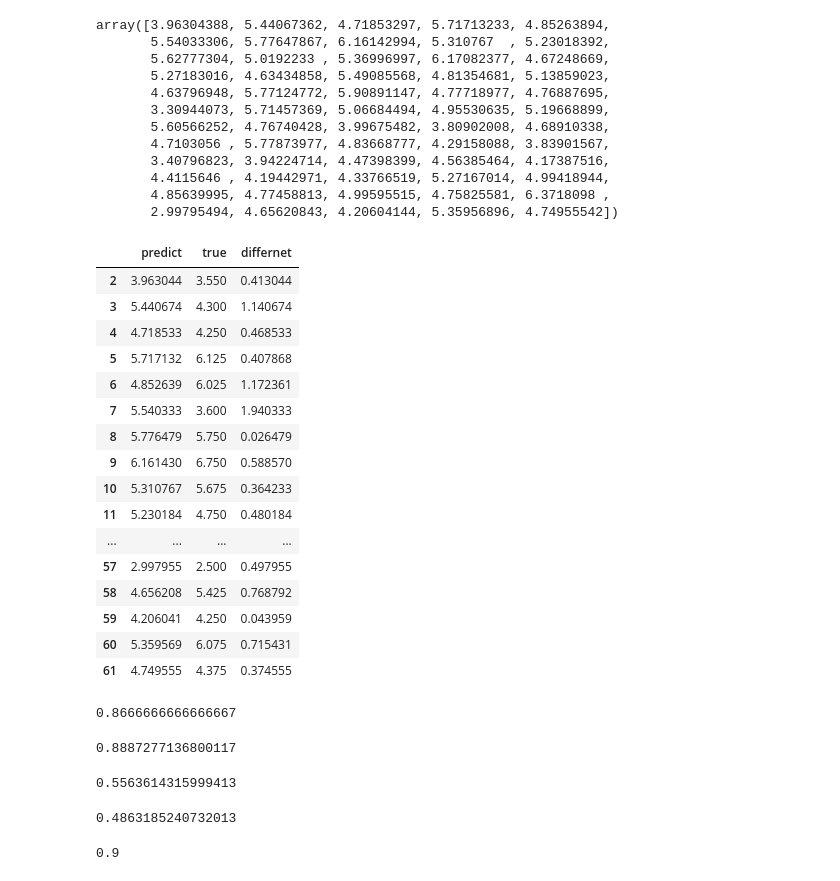
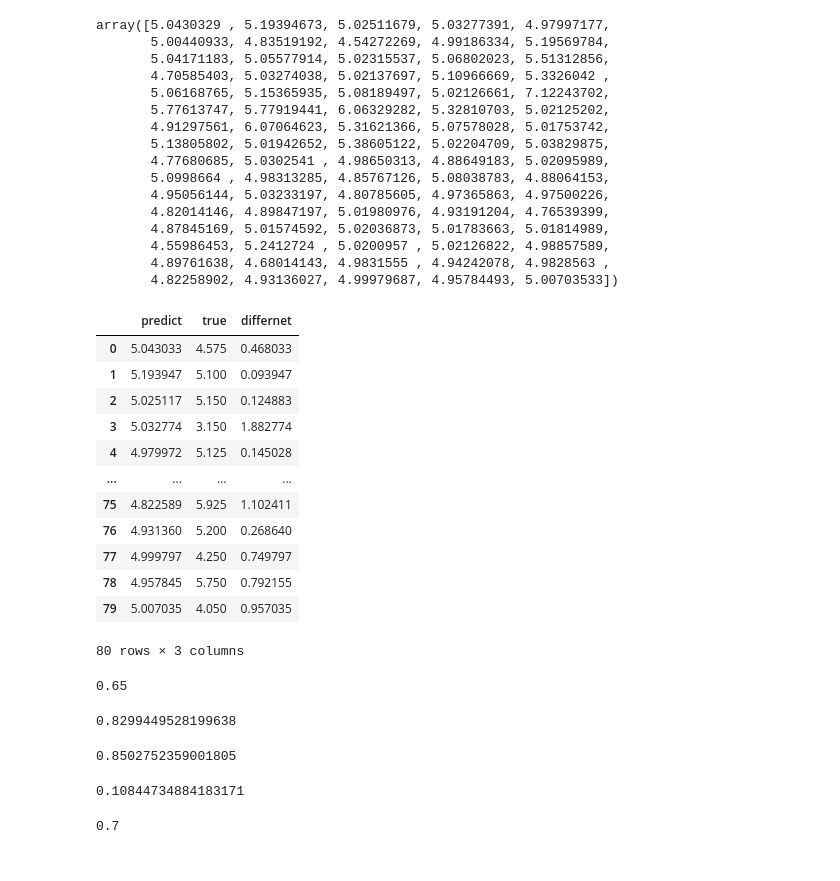
Before and after one commit to BlackThompson/MFCC_Noise_regression, a Jupyter notebook: model/SVR_model.ipynb, the cells around one changed output. Drawn from its saved outputs; the diff is of its cells as text; code cells hidden in the pictures.

```diff
--- a/model/SVR_model.ipynb
+++ b/model/SVR_model.ipynb
@@ -15,12 +15,15 @@ import pickle
 # %%
 # train_path = r'./input/train_features_83_add.xlsx'
 # train_path = r'./input/train_features_all.xlsx'
-train_path = r'./input/train_add_20_test.xlsx'
+# train_path = r'./input/train_add_20_test.xlsx'
+# train_path = r'./input/train_features_100_columns.xlsx'
 # train_path = r'./input/final_features_add_test.xlsx'
+train_path = r'./input/83_features_100_columns.xlsx'
 # train_path = r'./input/yu_83_add_20.xlsx'
 # test_path = r'./input/test_features.xlsx'
 # test_path = r'./joke/test.xlsx'
-test_path = r'./input/yu_test.xlsx'
+# test_path = r'./input/yu_test.xlsx'
+test_path = r'./input/test_features_100_columns.xlsx'
 train_X, train_y = load_train(train_path, columns=used_feature_columns)
 test_X, test_y = load_test(test_path, columns=used_feature_columns)
 
@@ -71,18 +69,22 @@ svr.fit(train_X, train_y)
 predict = svr.predict(test_X)
 predict
 # %% [output]
-array([3.96304388, 5.44067362, 4.71853297, 5.71713233, 4.85263894,
-       5.54033306, 5.77647867, 6.16142994, 5.310767  , 5.23018392,
-       5.62777304, 5.0192233 , 5.36996997, 6.17082377, 4.67248669,
-       5.27183016, 4.63434858, 5.49085568, 4.81354681, 5.13859023,
-       4.63796948, 5.77124772, 5.90891147, 4.77718977, 4.76887695,
-       3.30944073, 5.71457369, 5.06684494, 4.95530635, 5.19668899,
-       5.60566252, 4.76740428, 3.99675482, 3.80902008, 4.68910338,
-       4.7103056 , 5.77873977, 4.83668777, 4.29158088, 3.83901567,
-       3.40796823, 3.94224714, 4.47398399, 4.56385464, 4.17387516,
-       4.4115646 , 4.19442971, 4.33766519, 5.27167014, 4.99418944,
-       4.85639995, 4.77458813, 4.99595515, 4.75825581, 6.3718098 ,
-       2.99795494, 4.65620843, 4.20604144, 5.35956896, 4.74955542])
+array([5.0430329 , 5.19394673, 5.02511679, 5.03277391, 4.97997177,
+       5.00440933, 4.83519192, 4.54272269, 4.99186334, 5.19569784,
+       5.04171183, 5.05577914, 5.02315537, 5.06802023, 5.51312856,
+       4.70585403, 5.03274038, 5.02137697, 5.10966669, 5.3326042 ,
+       5.06168765, 5.15365935, 5.08189497, 5.02126661, 7.12243702,
+       5.77613747, 5.77919441, 6.06329282, 5.32810703, 5.02125202,
+       4.91297561, 6.07064623, 5.31621366, 5.07578028, 5.01753742,
+       5.13805802, 5.01942652, 5.38605122, 5.02204709, 5.03829875,
+       4.77680685, 5.0302541 , 4.98650313, 4.88649183, 5.02095989,
+       5.0998664 , 4.98313285, 4.85767126, 5.08038783, 4.88064153,
+       4.95056144, 5.03233197, 4.80785605, 4.97365863, 4.97500226,
+       4.82014146, 4.89847197, 5.01980976, 4.93191204, 4.76539399,
+       4.87845169, 5.01574592, 5.02036873, 5.01783663, 5.01814989,
+       4.55986453, 5.2412724 , 5.0200957 , 5.02126822, 4.98857589,
+       4.89761638, 4.68014143, 4.9831555 , 4.94242078, 4.9828563 ,
+       4.82258902, 4.93136027, 4.99979687, 4.95784493, 5.00703533])
 # %%
 # with open(r'./output/model.pkl', 'wb') as file:
 #     pickle.dump(svr, file)
@@ -111,26 +113,21 @@ predict = model.predict(test_X)
 # %%
 a = pd.DataFrame()
 a['predict'] = predict
 a['true'] = test_y
 a['differnet'] = abs(test_y - predict)
-a.index += 2
 a
 # %% [output]
 |  | predict | true | differnet |
-| 2 | 3.963044 | 3.550 | 0.413044 |
-| 3 | 5.440674 | 4.300 | 1.140674 |
-| 4 | 4.718533 | 4.250 | 0.468533 |
-| 5 | 5.717132 | 6.125 | 0.407868 |
-| 6 | 4.852639 | 6.025 | 1.172361 |
-| 7 | 5.540333 | 3.600 | 1.940333 |
-| 8 | 5.776479 | 5.750 | 0.026479 |
-| 9 | 6.161430 | 6.750 | 0.588570 |
-| 10 | 5.310767 | 5.675 | 0.364233 |
-| 11 | 5.230184 | 4.750 | 0.480184 |
+| 0 | 5.043033 | 4.575 | 0.468033 |
+| 1 | 5.193947 | 5.100 | 0.093947 |
+| 2 | 5.025117 | 5.150 | 0.124883 |
+| 3 | 5.032774 | 3.150 | 1.882774 |
+| 4 | 4.979972 | 5.125 | 0.145028 |
 | ... | ... | ... | ... |
-| 57 | 2.997955 | 2.500 | 0.497955 |
-| 58 | 4.656208 | 5.425 | 0.768792 |
-| 59 | 4.206041 | 4.250 | 0.043959 |
-| 60 | 5.359569 | 6.075 | 0.715431 |
-| 61 | 4.749555 | 4.375 | 0.374555 |
+| 75 | 4.822589 | 5.925 | 1.102411 |
+| 76 | 4.931360 | 5.200 | 0.268640 |
+| 77 | 4.999797 | 4.250 | 0.749797 |
+| 78 | 4.957845 | 5.750 | 0.792155 |
+| 79 | 5.007035 | 4.050 | 0.957035 |
+80 rows × 3 columns
 # %%
@@ -141,28 +138,27 @@ count = (a['differnet'] < threshold).sum()
 acc = count / len(a)
 acc
 # %% [output]
-0.8666666666666667
+0.65
 # %%
 avg_diff = a['differnet'].sum() / len(a)
 # avg_percent = avg_diff / 8
 avg_percent = avg_diff / 5
 (1 - avg_percent)
 # %% [output]
-0.8887277136800117
+0.8299449528199638
 # %%
 avg_diff
 # %% [output]
-0.5563614315999413
+0.8502752359001805
 # %%
 r2 = r2_score(test_y, predict)
 r2
 # %% [output]
-0.4863185240732013
+0.10844734884183171
 # %%
 predict_class_list = []
 true_class_list = []
 for i in range(len(a)):
-    i = i + 2
     predict_class, true_class = classify(a.predict[i], a.true[i])
     predict_class_list.append(predict_class)
     true_class_list.append(true_class)
@@ -170,7 +166,7 @@ for i in range(len(a)):
 acc = accuracy(predict_class_list, true_class_list)
 acc
 # %% [output]
-0.9
+0.7
 # %%
 import pandas as pd
 import matplotlib.pyplot as plt
```
Also changed, not shown: parts of 4 cells of this notebook, 9 other files.
